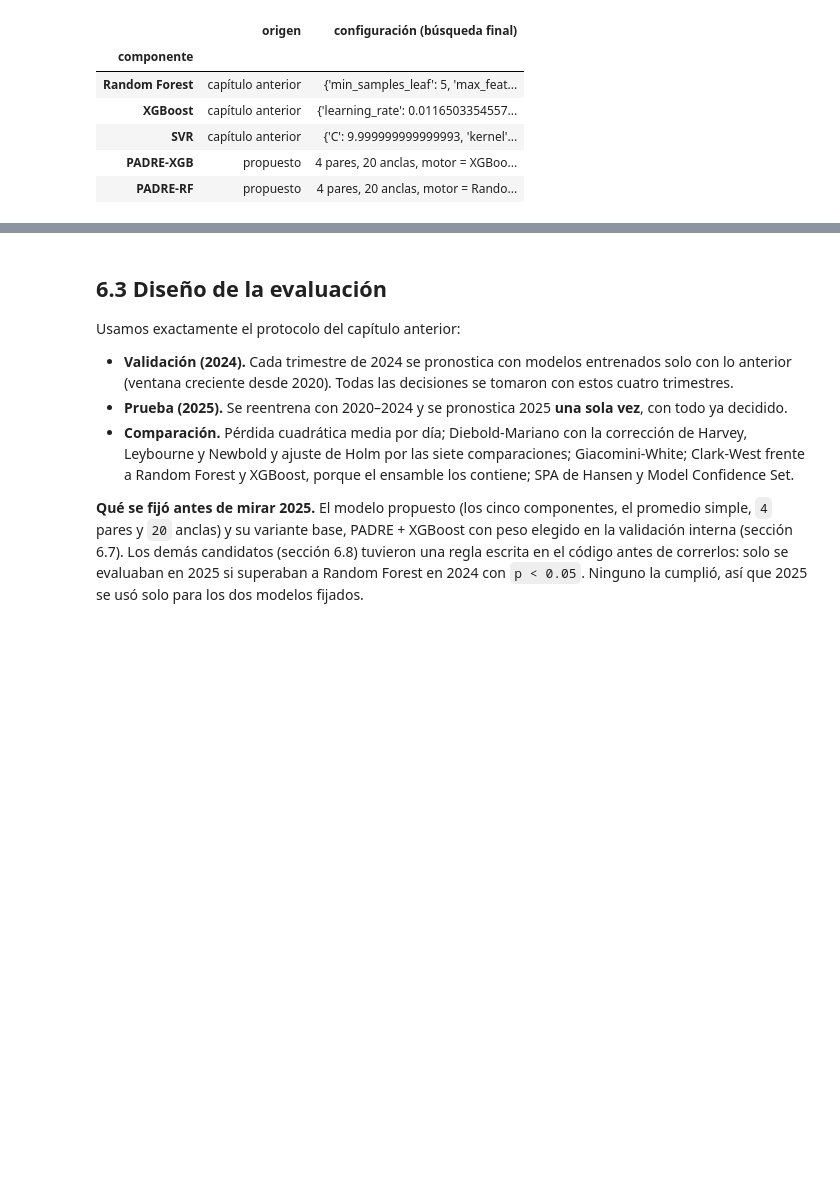
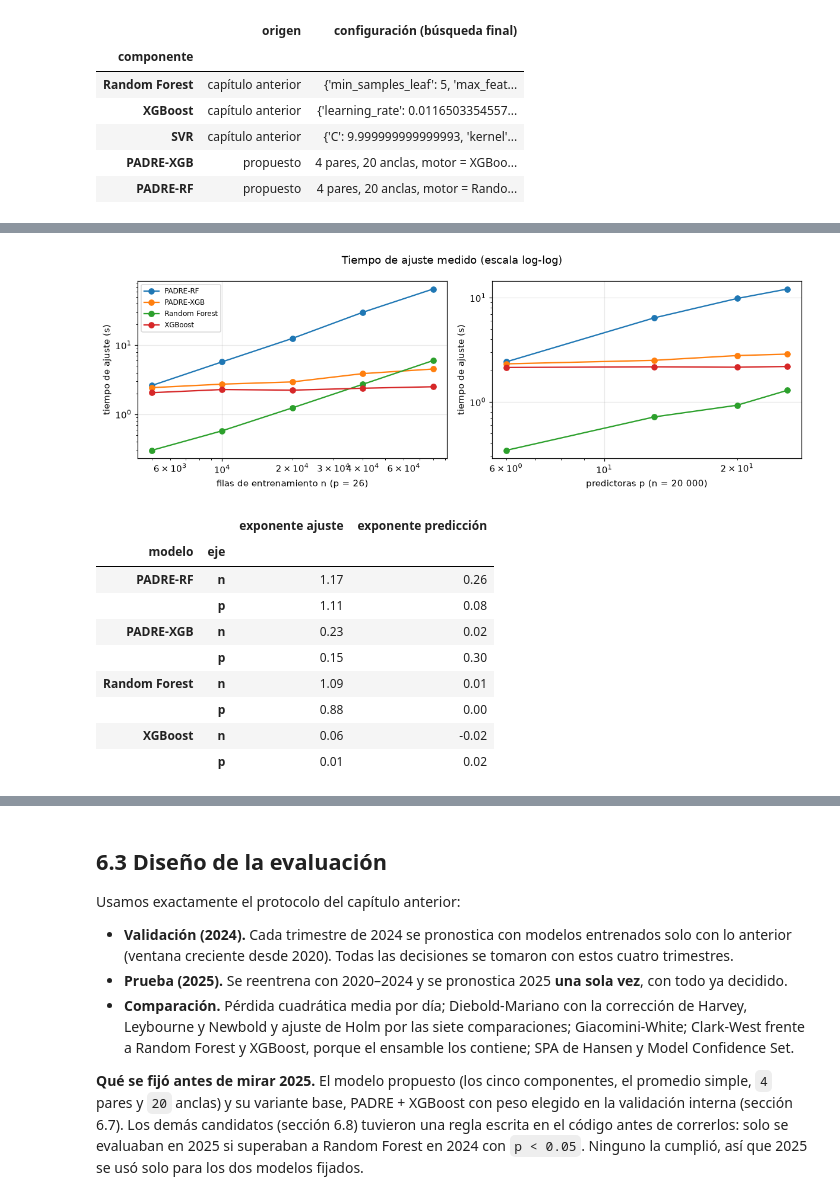
Before and after one commit to yuryenr-ui/entregable1-viento, a Jupyter notebook: modelo_propuesto.ipynb, the cells around one changed output, grey strips where cells are left out. Cells and saved outputs as stored; diff of their text form; code cells hidden in the pictures; blank space fills up the shorter version.

```diff
--- a/modelo_propuesto.ipynb
+++ b/modelo_propuesto.ipynb
@@ -164,0 +212,27 @@ pd.DataFrame([
+# %%
+cx = pd.read_csv(RESULTADOS / "padre_complejidad.csv")
+ex = pd.read_csv(RESULTADOS / "padre_complejidad_exponentes.csv", index_col=[0, 1])
+fig, axs = plt.subplots(1, 2, figsize=(11, 3.8))
+for ax, eje in zip(axs, ["n", "p"]):
+    for m, g in cx[cx.eje == eje].groupby("modelo"):
+        ax.plot(g[eje], g["ajuste (s)"], marker="o", label=m)
+    ax.set_xscale("log"), ax.set_yscale("log")
+    ax.set_xlabel("filas de entrenamiento n (p = 26)" if eje == "n" else "predictoras p (n = 20 000)")
+    ax.set_ylabel("tiempo de ajuste (s)")
+axs[0].legend(fontsize=8)
+fig.suptitle("Tiempo de ajuste medido (escala log-log)")
+plt.tight_layout()
+plt.show()
+ex.round(2)
+# %% [output]
+[figure, added]
+|  |  | exponente ajuste | exponente predicción |
+| modelo | eje |  |  |
+| PADRE-RF | n | 1.17 | 0.26 |
+|  | p | 1.11 | 0.08 |
+| PADRE-XGB | n | 0.23 | 0.02 |
+|  | p | 0.15 | 0.30 |
+| Random Forest | n | 1.09 | 0.01 |
+|  | p | 0.88 | 0.00 |
+| XGBoost | n | 0.06 | -0.02 |
+|  | p | 0.01 | 0.02 |
```
Also changed, not shown: parts of 8 cells of this notebook, 42 other files.
